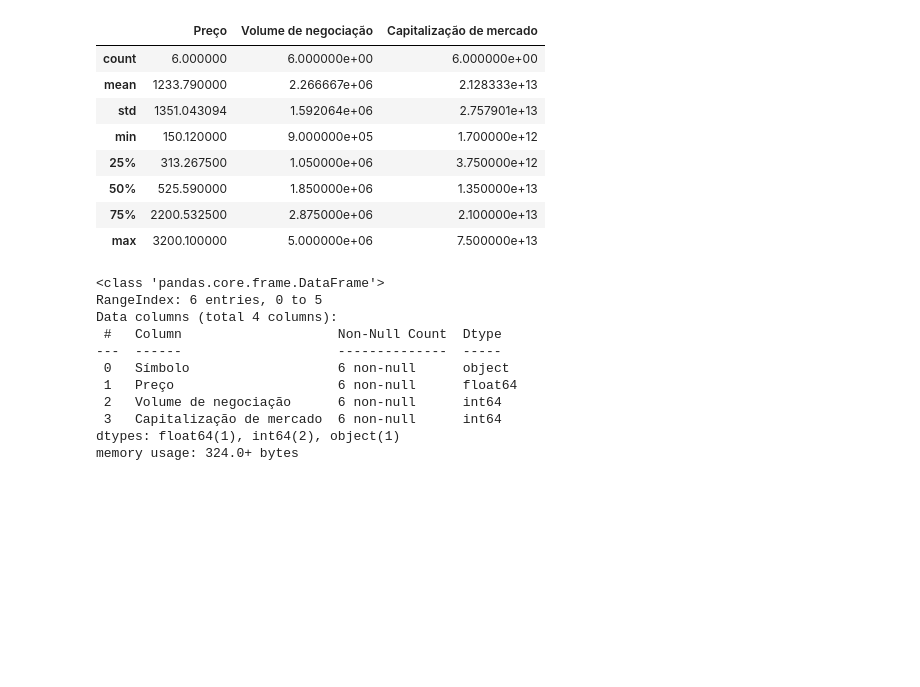
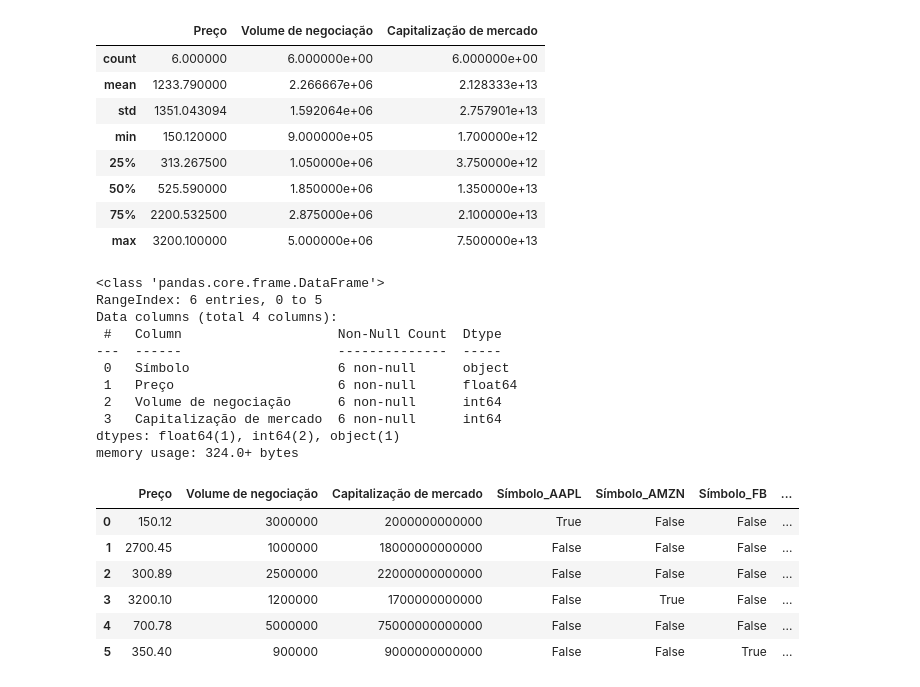
Before and after one commit to danielvieira95/Intelig-ncia-Artificial-e-Big-Data--2-2024, a Jupyter notebook: TurmaB/Aula16/codigo.ipynb, the cells around one changed output. Drawn from its saved outputs; the diff is of its cells as text; code cells hidden in the pictures; blank space fills up the shorter version.

```diff
--- a/TurmaB/Aula16/codigo.ipynb
+++ b/TurmaB/Aula16/codigo.ipynb
@@ -70,0 +74,10 @@ memory usage: 324.0+ bytes
+# %%
+dados_ativos
+# %% [output]
+|  | Preço | Volume de negociação | Capitalização de mercado | Símbolo_AAPL | Símbolo_AMZN | Símbolo_FB | ... |
+| 0 | 150.12 | 3000000 | 2000000000000 | True | False | False | ... |
+| 1 | 2700.45 | 1000000 | 18000000000000 | False | False | False | ... |
+| 2 | 300.89 | 2500000 | 22000000000000 | False | False | False | ... |
+| 3 | 3200.10 | 1200000 | 1700000000000 | False | True | False | ... |
+| 4 | 700.78 | 5000000 | 75000000000000 | False | False | False | ... |
+| 5 | 350.40 | 900000 | 9000000000000 | False | False | True | ... |
```
Also changed, not shown: parts of 6 cells of this notebook.
